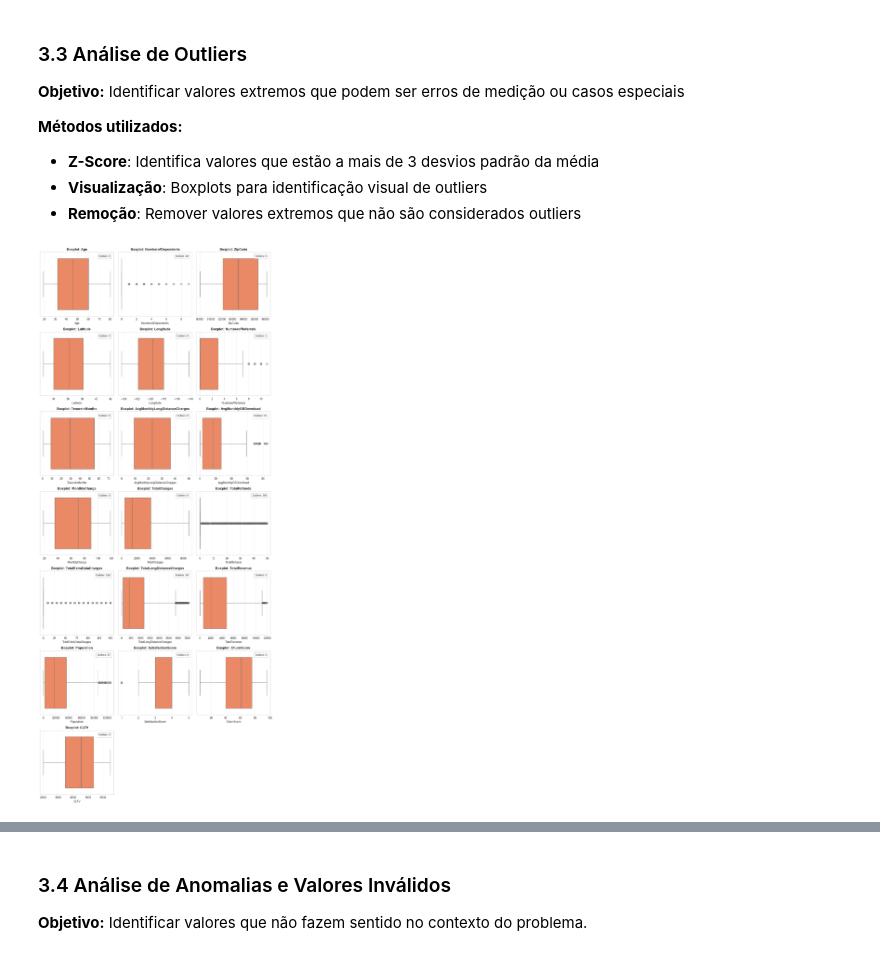
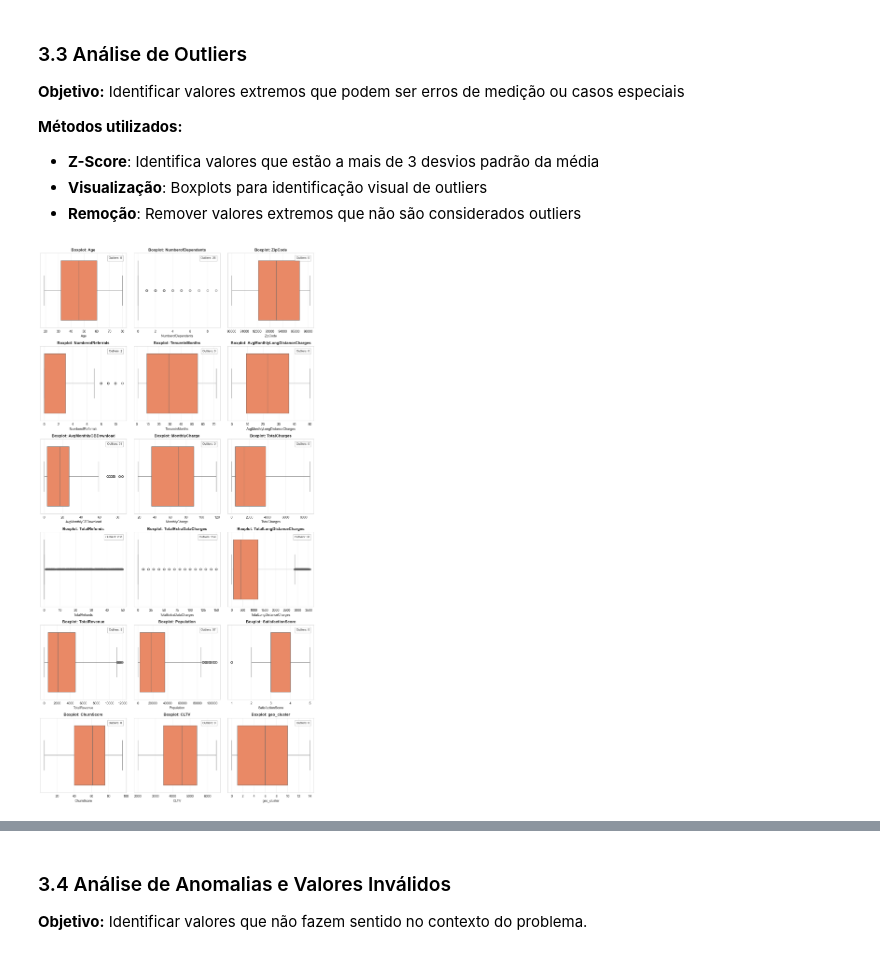
Before and after one commit to crisleymarques/postech-ml-challenge-fase-1, a Jupyter notebook: notebooks/Analise_Exploratoria_Dados.ipynb, the cells around one changed output, grey strips where cells are left out. Drawn from its saved outputs; the diff is of its cells as text; code cells hidden in the pictures.

```diff
--- a/notebooks/Analise_Exploratoria_Dados.ipynb
+++ b/notebooks/Analise_Exploratoria_Dados.ipynb
@@ -381,32 +397,44 @@ A variável alvo (target) indica se há presença (1) ou ausência (0) de cancel
 - **Visualização**: Boxplots para identificação visual de outliers
 - **Remoção**: Remover valores extremos que não são considerados outliers
 # %%
+# criando uma coluna categorica para latitude e longitude
+df['geo_cluster'] = KMeans(
+    n_clusters=15,
+    random_state=42
+).fit_predict(df[['Latitude','Longitude']])
+
+#df.columns.drop('Latitude', inplace=True)
+#df.columns.drop('Longitude', inplace=True)
+
 # Colunas numéricas (excluindo target)
 numeric_cols = df.select_dtypes(include=[np.number]).columns
 numeric_cols = numeric_cols.drop(['target'])
+# eliminar a latitude e longitude da lista de colunas numéricas
+numeric_cols = numeric_cols.drop(['Latitude','Longitude'])
 
 n = len(numeric_cols)
+
 ncols = 3
 nrows = int(np.ceil(n / ncols))
 fig, axes = plt.subplots(nrows, ncols, figsize=(12, 4 * nrows))
 axes = axes.ravel()
 
 for idx, col in enumerate(numeric_cols):
     sns.boxplot(x=df[col], ax=axes[idx], color='coral')
     axes[idx].set_title(f'Boxplot: {col}', fontweight='bold')
     axes[idx].set_xlabel(col)
     axes[idx].grid(axis='x', alpha=0.3)
     col_zscore = np.abs(stats.zscore(df[col].dropna()))
     outlier_count = (col_zscore > 3).sum()
     axes[idx].text(0.95, 0.95, f'Outliers: {outlier_count}',
                    transform=axes[idx].transAxes, fontsize=9,
                    verticalalignment='top', horizontalalignment='right',
                    bbox=dict(facecolor='white', alpha=0.5, edgecolor='gray'))
 
 for ax in axes[n:]:
     fig.delaxes(ax)
 
 plt.tight_layout()
 plt.show()
 # %% [output]
-[figure, old version]
+[figure, new version]
```
Also changed, not shown: parts of 19 cells of this notebook, 7 other files.
